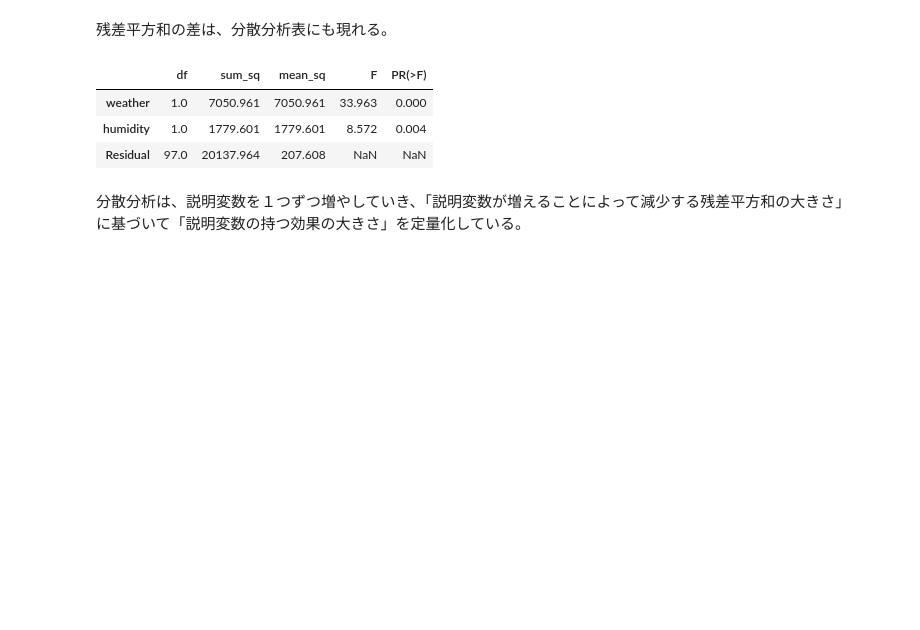
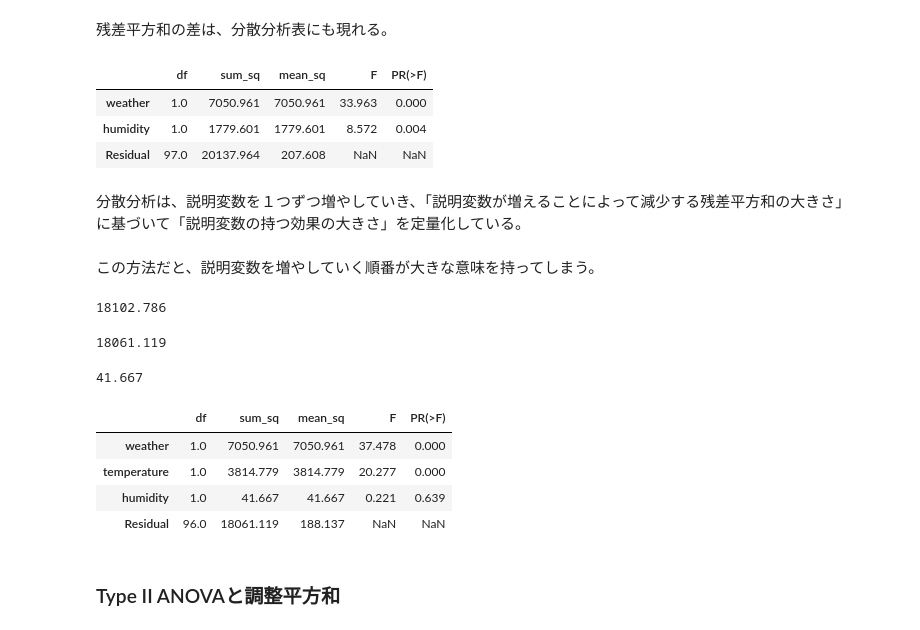
Before and after one commit to TakanoriHasebe/stats_with_python, a Jupyter notebook: 5-03複数の説明変数をもつモデル/複数の説明変数を持つモデル.ipynb, the cells around one changed output. Cells and saved outputs as stored; diff of their text form; code cells hidden in the pictures; blank space fills up the shorter version.

```diff
--- a/5-03複数の説明変数をもつモデル/複数の説明変数を持つモデル.ipynb
+++ b/5-03複数の説明変数をもつモデル/複数の説明変数を持つモデル.ipynb
@@ -249,3 +249,33 @@ sm.stats.anova_lm(mod_2).round(3)
 # %% [markdown]
 分散分析は、説明変数を１つずつ増やしていき、「説明変数が増えることによって減少する残差平方和の大きさ」<br>
 に基づいて「説明変数の持つ効果の大きさ」を定量化している。<br>
+# %% [markdown]
+この方法だと、説明変数を増やしていく順番が大きな意味を持ってしまう。<br>
+# %%
+# 天気+気温モデルの残差平方和
+mod_2_2 = smf.ols("sales ~ weather + temperature", data =sales).fit()
+resid_sq_2_2 = sp.sum(mod_2_2.resid ** 2)
+resid_sq_2_2
+# %% [output]
+18102.786
+# %%
+# 天気+気温+湿度
+mod_3_2 = smf.ols("sales ~ weather + temperature + humidity", data =sales).fit()
+resid_sq_3_2 = sp.sum(mod_3_2.resid ** 2)
+resid_sq_3_2
+# %% [output]
+18061.119
+# %%
+resid_sq_2_2 - resid_sq_3_2
+# %% [output]
+41.667
+# %%
+sm.stats.anova_lm(mod_3_2).round(3)
+# %% [output]
+|  | df | sum_sq | mean_sq | F | PR(>F) |
+| weather | 1.0 | 7050.961 | 7050.961 | 37.478 | 0.000 |
+| temperature | 1.0 | 3814.779 | 3814.779 | 20.277 | 0.000 |
+| humidity | 1.0 | 41.667 | 41.667 | 0.221 | 0.639 |
+| Residual | 96.0 | 18061.119 | 188.137 | NaN | NaN |
+# %% [markdown]
+### Type II ANOVAと調整平方和
```
Also changed, not shown: parts of 1 cell of this notebook.
